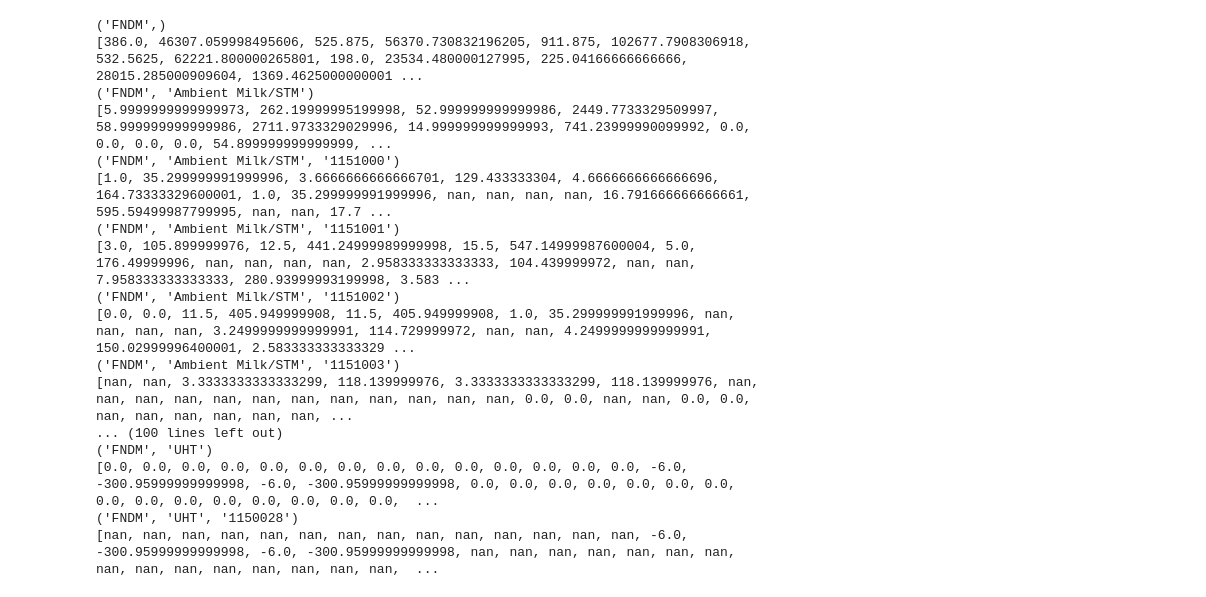
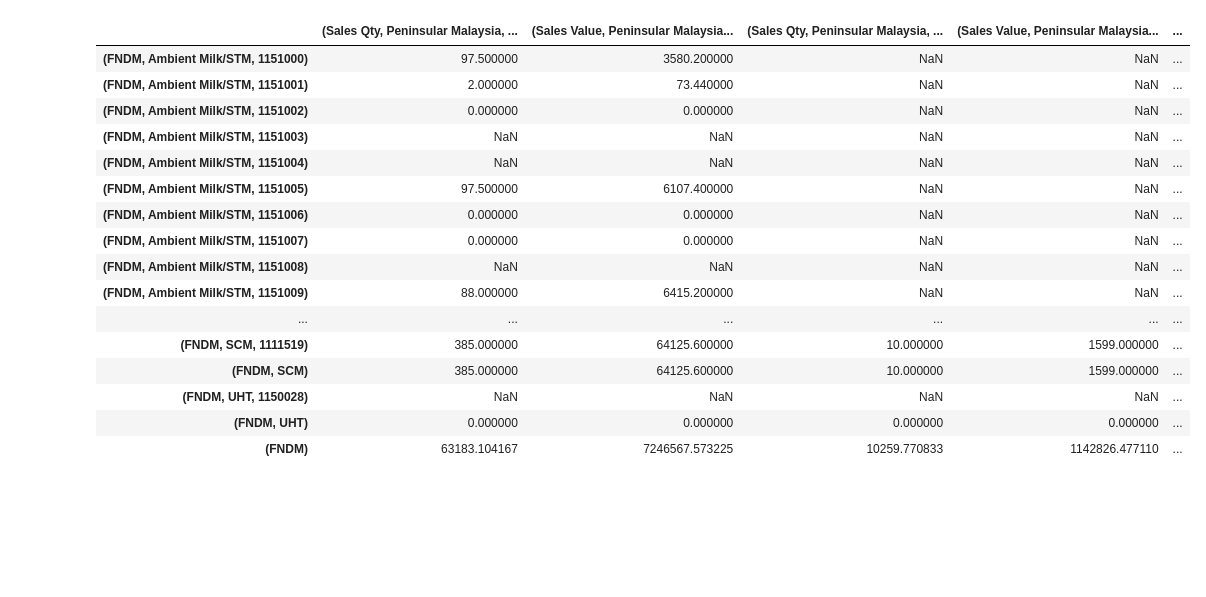
Before and after one commit to ogiaquino/tryp, a Jupyter notebook: crosstab.ipynb, the cells around one changed output. Saved outputs shown, nothing was run; the diff lists cells and outputs as text; code cells hidden in the pictures; blank space fills up the shorter version.

```diff
--- a/crosstab.ipynb
+++ b/crosstab.ipynb
@@ -81,9 +82,10 @@ conn = data_connection(report["conn_str"])
 df = data_frame(report["query"], conn)
 
 
-columns = ['Region','Distributor']
+columns = ['Region Parent', 'Region', 'Distributor']
 rows = ['Category','Brand','SKU']
-
+aggregates=['Sales Qty','Sales Value']
+df_items = []
 
 def subcolumns(df_cols, group_length, reverse=False):
 
@@ -100,60 +102,47 @@ def subcolumns(df_cols, group_length, reverse=False):
     if reverse:
         return sorted(reversed(subcols))
     else:
-
         return subcols
 
-new_df = {}
-new_df_items = []
-aggregates=['Sales Qty','Sales Value']
-
-index = -1
 for i, cols in enumerate(subcolumns(sorted(df.groupby(columns).groups.keys()),len(columns))):
     for agg in aggregates:
-        group = df.groupby(rows+columns[:len(cols)]).sum().unstack(columns[:len(cols)])[agg]
-        key = list(cols)
-        key.append(agg)
-        index = index + 1
-        key.insert(0,index)
+        group = df.groupby(rows + columns[:len(cols)]).sum().unstack(columns[:len(cols)])[agg]      +
+        key = (agg,) + cols
         if len(cols) == 1:
-            new_df[tuple(key)] = group[cols[0]]
-            new_df_items.append((tuple(key[1:]),group[cols[0]]))
+            df_items.append((key, group[cols[0]]))
         else:
-            new_df[tuple(key)] = group[cols]
-            new_df_items.append((tuple(key[1:]),group[cols]))
+            df_items.append((key, group[cols]))
 
 
-df = pd.DataFrame(new_df)
-df = pd.DataFrame.from_items(new_df_items)
+df = pd.DataFrame.from_items(df_items)
 # %%
 items = []
 
-for index in subcolumns(df.index,len(rows),reverse=True):
+for index in subcolumns(df.index, len(rows)):
     if len(index) < len(rows):
         items.append((index, np.sum(df.ix[index].fillna(0).values,axis=0)))
     else:
         items.append((index, df.ix[index]))
 
-tet = pd.DataFrame.from_items(items,orient='index',columns=df.columns)
+tet = pd.DataFrame.from_items(items, orient='index', columns=df.columns)
 tet.to_csv('/tmp/tet.csv')
-for x in tet.to_records():
-    print x[0]
-    print list(x)[1:]
-# %% [output]
-('FNDM',)
-[386.0, 46307.059998495606, 525.875, 56370.730832196205, 911.875, 102677.7908306918, 532.5625, 62221.800000265801, 198.0, 23534.480000127995, 225.04166666666666, 28015.285000909604, 1369.4625000000001 ...
-('FNDM', 'Ambient Milk/STM')
-[5.9999999999999973, 262.19999995199998, 52.999999999999986, 2449.7733329509997, 58.999999999999986, 2711.9733329029996, 14.999999999999993, 741.23999990099992, 0.0, 0.0, 0.0, 0.0, 54.899999999999999, ...
-('FNDM', 'Ambient Milk/STM', '1151000')
-[1.0, 35.299999991999996, 3.6666666666666701, 129.433333304, 4.6666666666666696, 164.73333329600001, 1.0, 35.299999991999996, nan, nan, nan, nan, 16.791666666666661, 595.59499987799995, nan, nan, 17.7 ...
-('FNDM', 'Ambient Milk/STM', '1151001')
-[3.0, 105.899999976, 12.5, 441.24999989999998, 15.5, 547.14999987600004, 5.0, 176.49999996, nan, nan, nan, nan, 2.958333333333333, 104.439999972, nan, nan, 7.958333333333333, 280.93999993199998, 3.583 ...
-('FNDM', 'Ambient Milk/STM', '1151002')
-[0.0, 0.0, 11.5, 405.949999908, 11.5, 405.949999908, 1.0, 35.299999991999996, nan, nan, nan, nan, 3.2499999999999991, 114.729999972, nan, nan, 4.2499999999999991, 150.02999996400001, 2.583333333333329 ...
-('FNDM', 'Ambient Milk/STM', '1151003')
-[nan, nan, 3.3333333333333299, 118.139999976, 3.3333333333333299, 118.139999976, nan, nan, nan, nan, nan, nan, nan, nan, nan, nan, nan, nan, 0.0, 0.0, nan, nan, 0.0, 0.0, nan, nan, nan, nan, nan, nan, ...
-... (100 lines left out)
-('FNDM', 'UHT')
-[0.0, 0.0, 0.0, 0.0, 0.0, 0.0, 0.0, 0.0, 0.0, 0.0, 0.0, 0.0, 0.0, 0.0, -6.0, -300.95999999999998, -6.0, -300.95999999999998, 0.0, 0.0, 0.0, 0.0, 0.0, 0.0, 0.0, 0.0, 0.0, 0.0, 0.0, 0.0, 0.0, 0.0, 0.0,  ...
-('FNDM', 'UHT', '1150028')
-[nan, nan, nan, nan, nan, nan, nan, nan, nan, nan, nan, nan, nan, nan, -6.0, -300.95999999999998, -6.0, -300.95999999999998, nan, nan, nan, nan, nan, nan, nan, nan, nan, nan, nan, nan, nan, nan, nan,  ...
+# %%
+tet
+# %% [output]
+|  | (Sales Qty, Peninsular Malaysia, ... | (Sales Value, Peninsular Malaysia... | (Sales Qty, Peninsular Malaysia, ... | (Sales Value, Peninsular Malaysia... | ... |
+| (FNDM, Ambient Milk/STM, 1151000) | 97.500000 | 3580.200000 | NaN | NaN | ... |
+| (FNDM, Ambient Milk/STM, 1151001) | 2.000000 | 73.440000 | NaN | NaN | ... |
+| (FNDM, Ambient Milk/STM, 1151002) | 0.000000 | 0.000000 | NaN | NaN | ... |
+| (FNDM, Ambient Milk/STM, 1151003) | NaN | NaN | NaN | NaN | ... |
+| (FNDM, Ambient Milk/STM, 1151004) | NaN | NaN | NaN | NaN | ... |
+| (FNDM, Ambient Milk/STM, 1151005) | 97.500000 | 6107.400000 | NaN | NaN | ... |
+| (FNDM, Ambient Milk/STM, 1151006) | 0.000000 | 0.000000 | NaN | NaN | ... |
+| (FNDM, Ambient Milk/STM, 1151007) | 0.000000 | 0.000000 | NaN | NaN | ... |
+| (FNDM, Ambient Milk/STM, 1151008) | NaN | NaN | NaN | NaN | ... |
+| (FNDM, Ambient Milk/STM, 1151009) | 88.000000 | 6415.200000 | NaN | NaN | ... |
+| ... | ... | ... | ... | ... | ... |
+| (FNDM, SCM, 1111519) | 385.000000 | 64125.600000 | 10.000000 | 1599.000000 | ... |
+| (FNDM, SCM) | 385.000000 | 64125.600000 | 10.000000 | 1599.000000 | ... |
+| (FNDM, UHT, 1150028) | NaN | NaN | NaN | NaN | ... |
+| (FNDM, UHT) | 0.000000 | 0.000000 | 0.000000 | 0.000000 | ... |
+| (FNDM) | 63183.104167 | 7246567.573225 | 10259.770833 | 1142826.477110 | ... |
```
Also changed, not shown: parts of 1 cell of this notebook, 1 other file.
